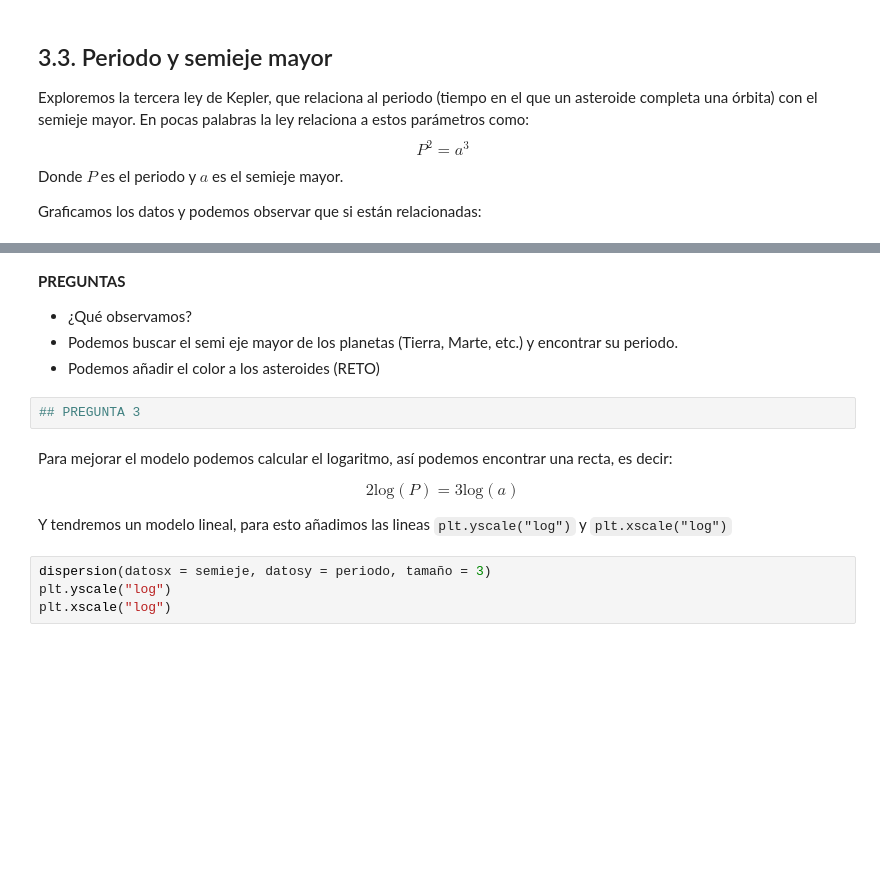
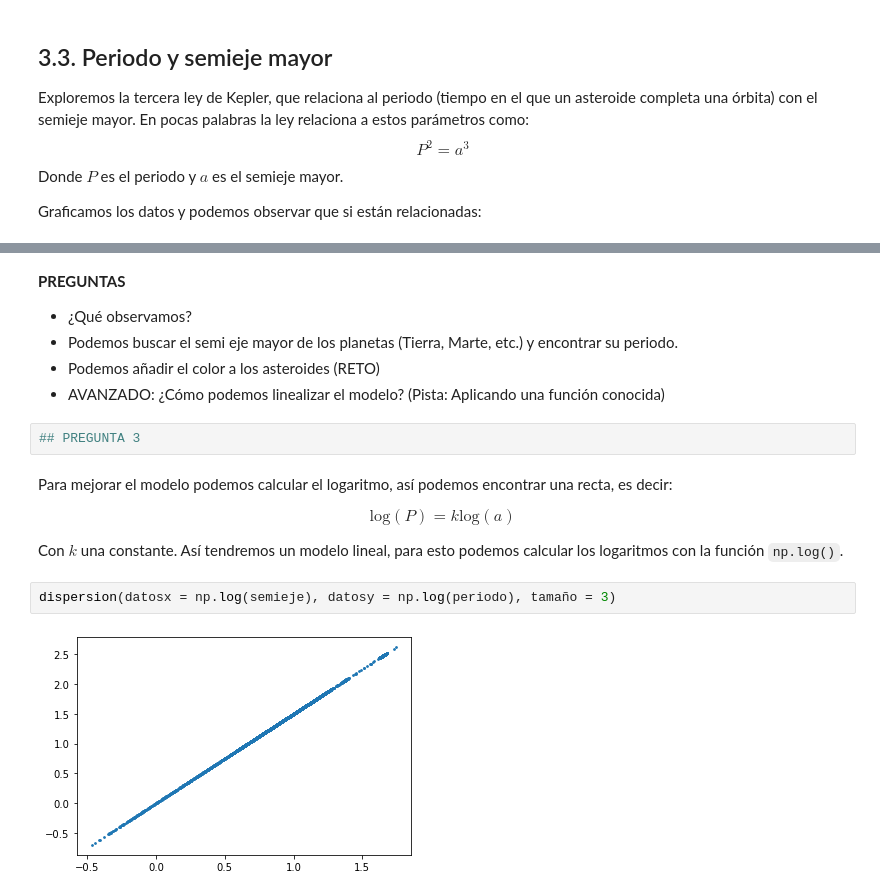
Before and after one commit to LudCano/ClaseAsteroides, a Jupyter notebook: Taller 1.ipynb, the cells around one changed output, grey strips where cells are left out. Drawn from its saved outputs; the diff is of its cells as text; blank space fills up the shorter version.

```diff
--- a/Taller 1.ipynb
+++ b/Taller 1.ipynb
@@ -303,15 +368,16 @@ plt.ylabel("Excentricidad")
 - ¿Qué observamos?
 - Podemos buscar el semi eje mayor de los planetas (Tierra, Marte, etc.) y encontrar su periodo.
 - Podemos añadir el color a los asteroides (RETO)
+- AVANZADO: ¿Cómo podemos linealizar el modelo? (Pista: Aplicando una función conocida)
 # %%
 ## PREGUNTA 3
 # %% [markdown]
 Para mejorar el modelo podemos calcular el logaritmo, así podemos encontrar una recta, es decir:
 
-$$2\text{log}(P)=3\text{log}(a)$$
+$$\text{log}(P)=k\text{log}(a)$$
 
-Y tendremos un modelo lineal, para esto añadimos las lineas `plt.yscale("log")` y `plt.xscale("log")`
+Con $k$ una constante. Así tendremos un modelo lineal, para esto podemos calcular los logaritmos con la función `np.log()`.
 # %%
-dispersion(datosx = semieje, datosy = periodo, tamaño = 3)
-plt.yscale("log")
-plt.xscale("log")
+dispersion(datosx = np.log(semieje), datosy = np.log(periodo), tamaño = 3)
+# %% [output]
+[figure, added]
```
Also changed, not shown: parts of 27 cells of this notebook.
